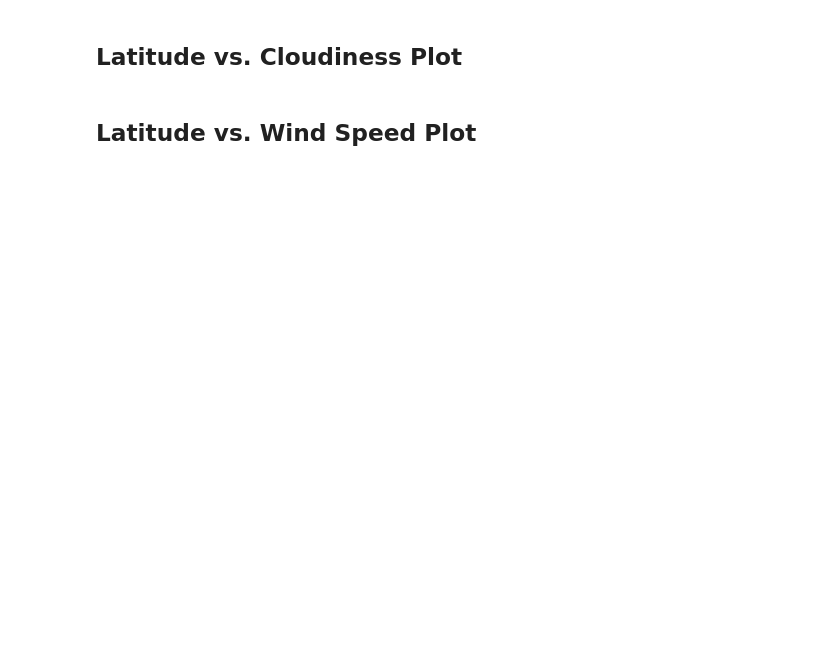
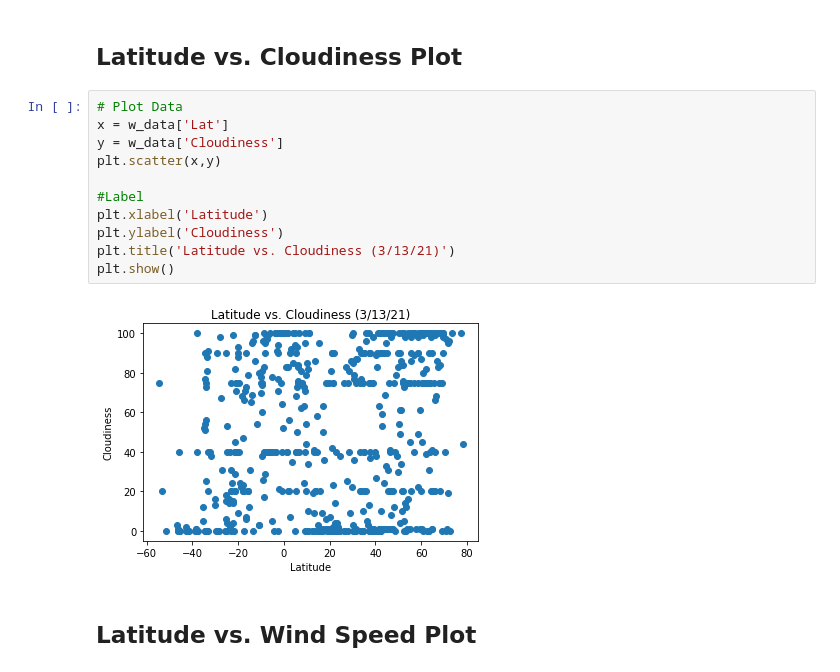
Before and after one commit to moormeierz/API-challenge, a Jupyter notebook: WeatherPy/WeatherPy.ipynb, the cells around one changed output. Drawn from its saved outputs; the diff is of its cells as text; blank space fills up the shorter version.

```diff
--- a/WeatherPy/WeatherPy.ipynb
+++ b/WeatherPy/WeatherPy.ipynb
@@ -213,4 +230,17 @@ There is not humidity over 100%
 # %% [markdown]
 ## Latitude vs. Cloudiness Plot
+# %%
+# Plot Data
+x = w_data['Lat']
+y = w_data['Cloudiness']
+plt.scatter(x,y)
+
+#Label
+plt.xlabel('Latitude')
+plt.ylabel('Cloudiness')
+plt.title('Latitude vs. Cloudiness (3/13/21)')
+plt.show()
+# %% [output]
+[figure, added]
 # %% [markdown]
 ## Latitude vs. Wind Speed Plot
```
Also changed, not shown: parts of 17 cells of this notebook, 1 other file.
